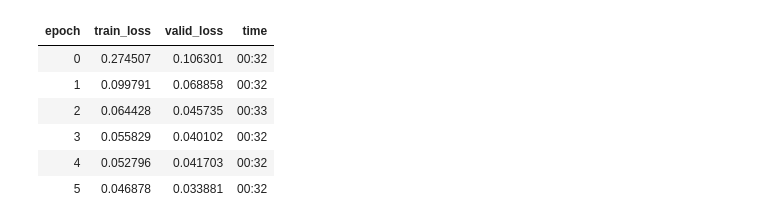
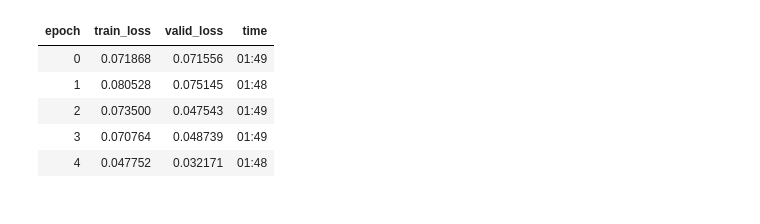
Before and after one commit to HenryDashwood/facial-features-detector, a Jupyter notebook: code/fastai_v2.ipynb, the cells around one changed output. Drawn from its saved outputs; the diff is of its cells as text; code cells hidden in the pictures.

```diff
--- a/code/fastai_v2.ipynb
+++ b/code/fastai_v2.ipynb
@@ -45,4 +45,4 @@ learn = cnn_learner(
     resnet18,
     loss_func=MSELossFlat(),
     opt_func=ranger
-).to_fp16(clip=0.1)
+).to_fp16() # clip=0.1
@@ -57,16 +59,15 @@ SuggestedLRs(lr_min=0.07585775852203369, lr_steep=0.17378008365631104)
 # %%
 learn.fit_flat_cos(
-    6,
-    1e-2
+    5,
+    5e-2
 )
 # %% [output]
 | epoch | train_loss | valid_loss | time |
-| 0 | 0.274507 | 0.106301 | 00:32 |
-| 1 | 0.099791 | 0.068858 | 00:32 |
-| 2 | 0.064428 | 0.045735 | 00:33 |
-| 3 | 0.055829 | 0.040102 | 00:32 |
-| 4 | 0.052796 | 0.041703 | 00:32 |
-| 5 | 0.046878 | 0.033881 | 00:32 |
+| 0 | 0.071868 | 0.071556 | 01:49 |
+| 1 | 0.080528 | 0.075145 | 01:48 |
+| 2 | 0.073500 | 0.047543 | 01:49 |
+| 3 | 0.070764 | 0.048739 | 01:49 |
+| 4 | 0.047752 | 0.032171 | 01:48 |
 # %%
 learn.unfreeze()
 # %%
```
Also changed, not shown: parts of 6 cells of this notebook, 2 other files.
